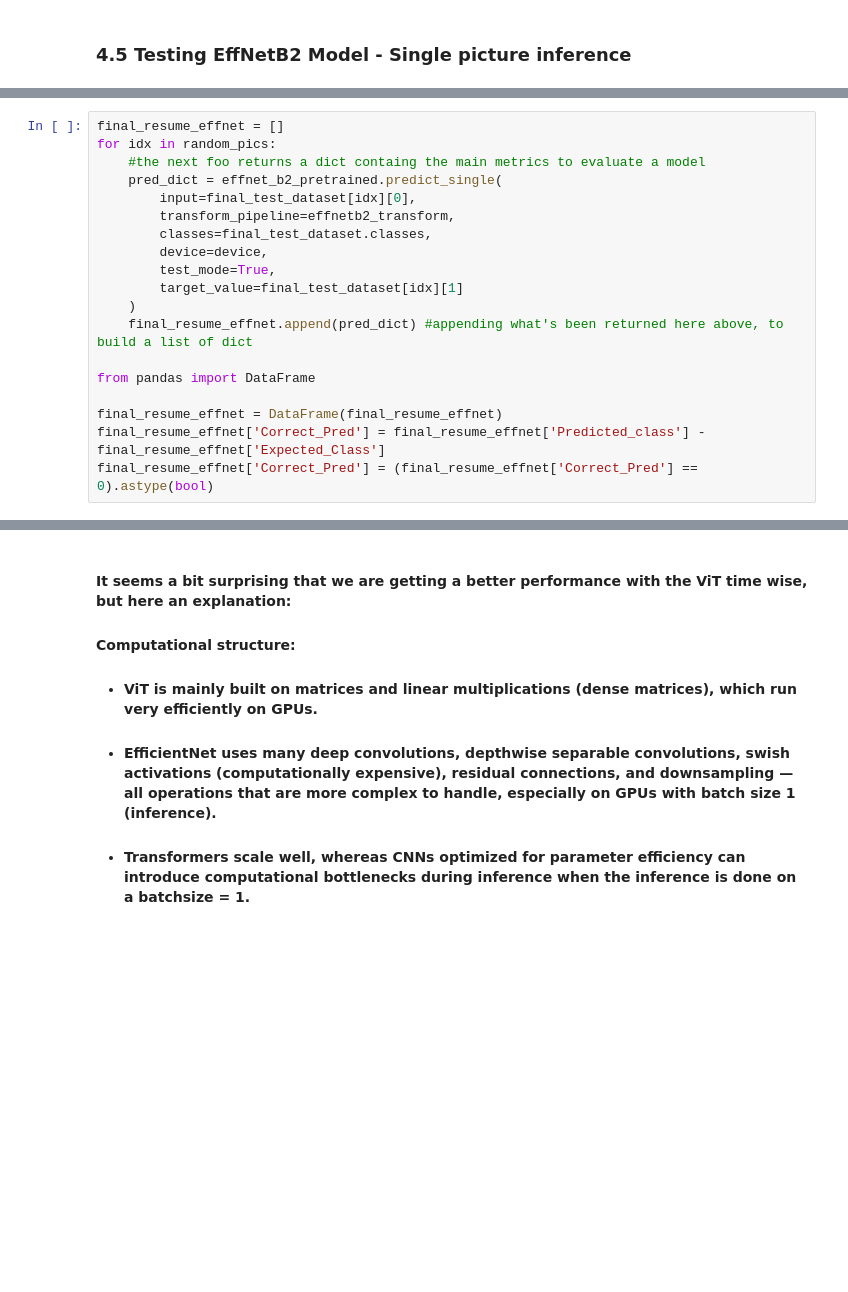
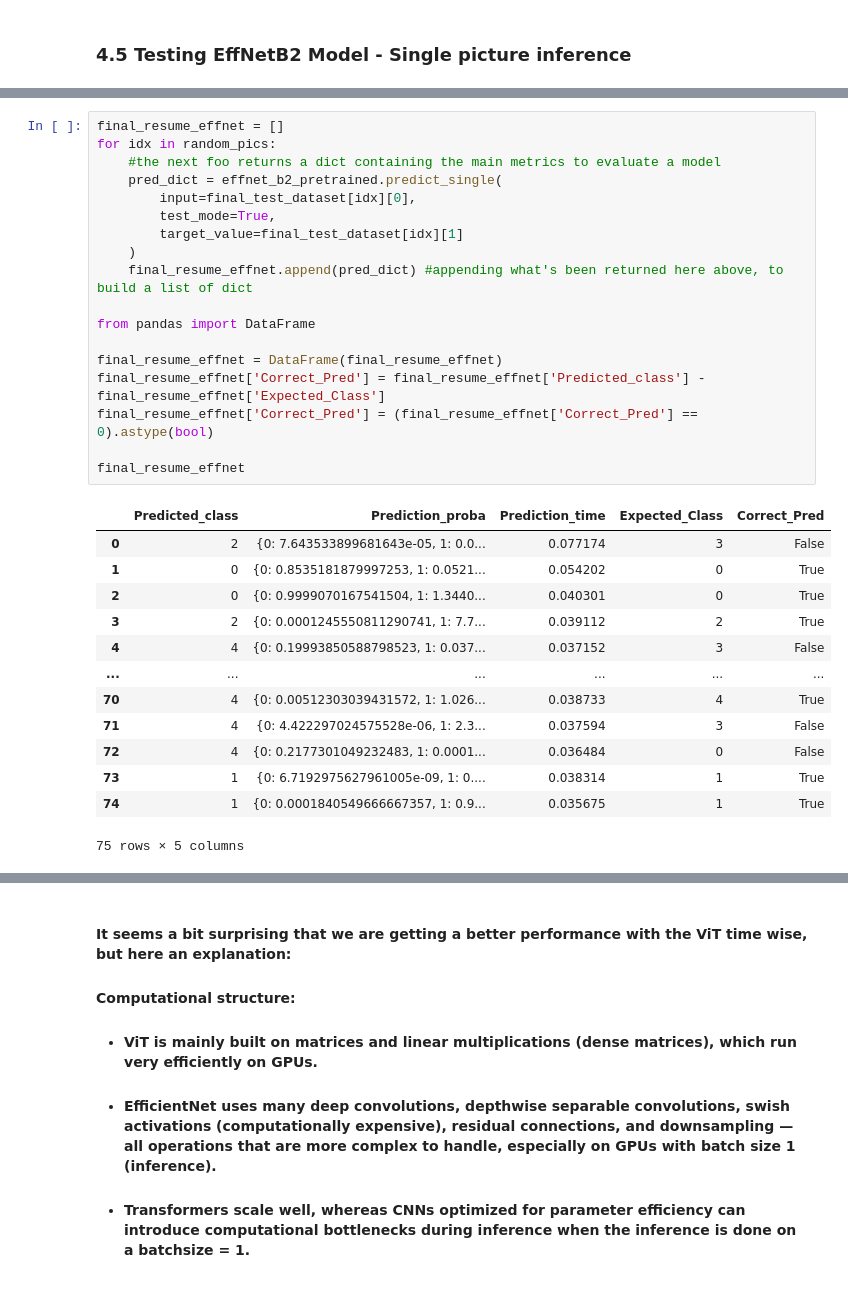
Before and after one commit to thomaspierantozzi/PyTorch_Course_by_Daniel_Bourke, a Jupyter notebook: 08_Model_Deployment/08_Model_choice_for_deployment.ipynb, the cells around one changed output, grey strips where cells are left out. Drawn from its saved outputs; the diff is of its cells as text; blank space fills up the shorter version.

```diff
--- a/08_Model_Deployment/08_Model_choice_for_deployment.ipynb
+++ b/08_Model_Deployment/08_Model_choice_for_deployment.ipynb
@@ -594,22 +632,35 @@ The average inference time per item is 0.058s
 # %%
 final_resume_effnet = []
 for idx in random_pics:
-    #the next foo returns a dict containg the main metrics to evaluate a model
+    #the next foo returns a dict containing the main metrics to evaluate a model
     pred_dict = effnet_b2_pretrained.predict_single(
         input=final_test_dataset[idx][0],
-        transform_pipeline=effnetb2_transform,
-        classes=final_test_dataset.classes,
-        device=device,
         test_mode=True,
         target_value=final_test_dataset[idx][1]
     )
     final_resume_effnet.append(pred_dict) #appending what's been returned here above, to build a list of dict
 
 from pandas import DataFrame
 
 final_resume_effnet = DataFrame(final_resume_effnet)
 final_resume_effnet['Correct_Pred'] = final_resume_effnet['Predicted_class'] - final_resume_effnet['Expected_Class']
 final_resume_effnet['Correct_Pred'] = (final_resume_effnet['Correct_Pred'] == 0).astype(bool)
+
+final_resume_effnet
+# %% [output]
+|  | Predicted_class | Prediction_proba | Prediction_time | Expected_Class | Correct_Pred |
+| 0 | 2 | {0: 7.643533899681643e-05, 1: 0.0... | 0.077174 | 3 | False |
+| 1 | 0 | {0: 0.8535181879997253, 1: 0.0521... | 0.054202 | 0 | True |
+| 2 | 0 | {0: 0.9999070167541504, 1: 1.3440... | 0.040301 | 0 | True |
+| 3 | 2 | {0: 0.0001245550811290741, 1: 7.7... | 0.039112 | 2 | True |
+| 4 | 4 | {0: 0.19993850588798523, 1: 0.037... | 0.037152 | 3 | False |
+| ... | ... | ... | ... | ... | ... |
+| 70 | 4 | {0: 0.00512303039431572, 1: 1.026... | 0.038733 | 4 | True |
+| 71 | 4 | {0: 4.422297024575528e-06, 1: 2.3... | 0.037594 | 3 | False |
+| 72 | 4 | {0: 0.2177301049232483, 1: 0.0001... | 0.036484 | 0 | False |
+| 73 | 1 | {0: 6.7192975627961005e-09, 1: 0.... | 0.038314 | 1 | True |
+| 74 | 1 | {0: 0.0001840549666667357, 1: 0.9... | 0.035675 | 1 | True |
+75 rows × 5 columns
 # %%
 average_inference_time_effnet = final_resume_effnet['Prediction_time'].mean()
 print(f'The average inference time per item is {average_inference_time_effnet:.3f}s')
```
Also changed, not shown: parts of 20 cells of this notebook, 1 other file.
